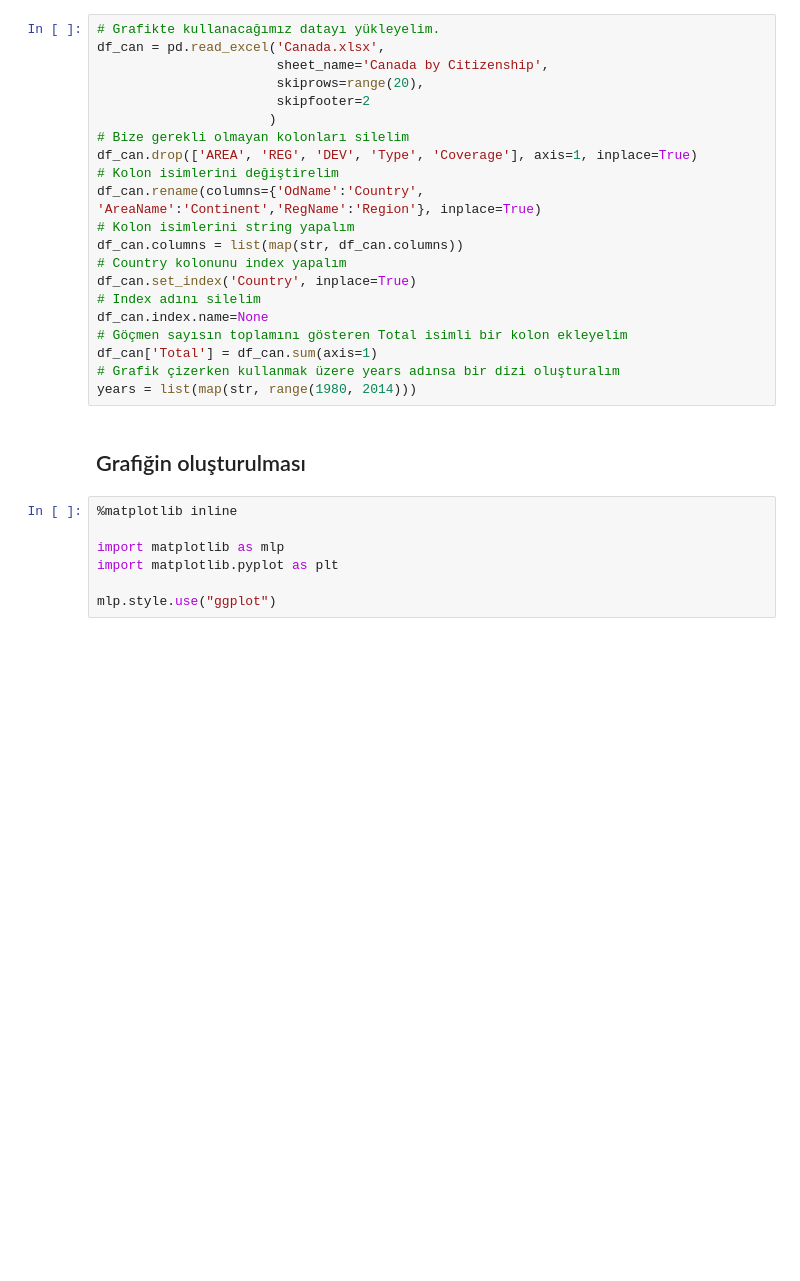
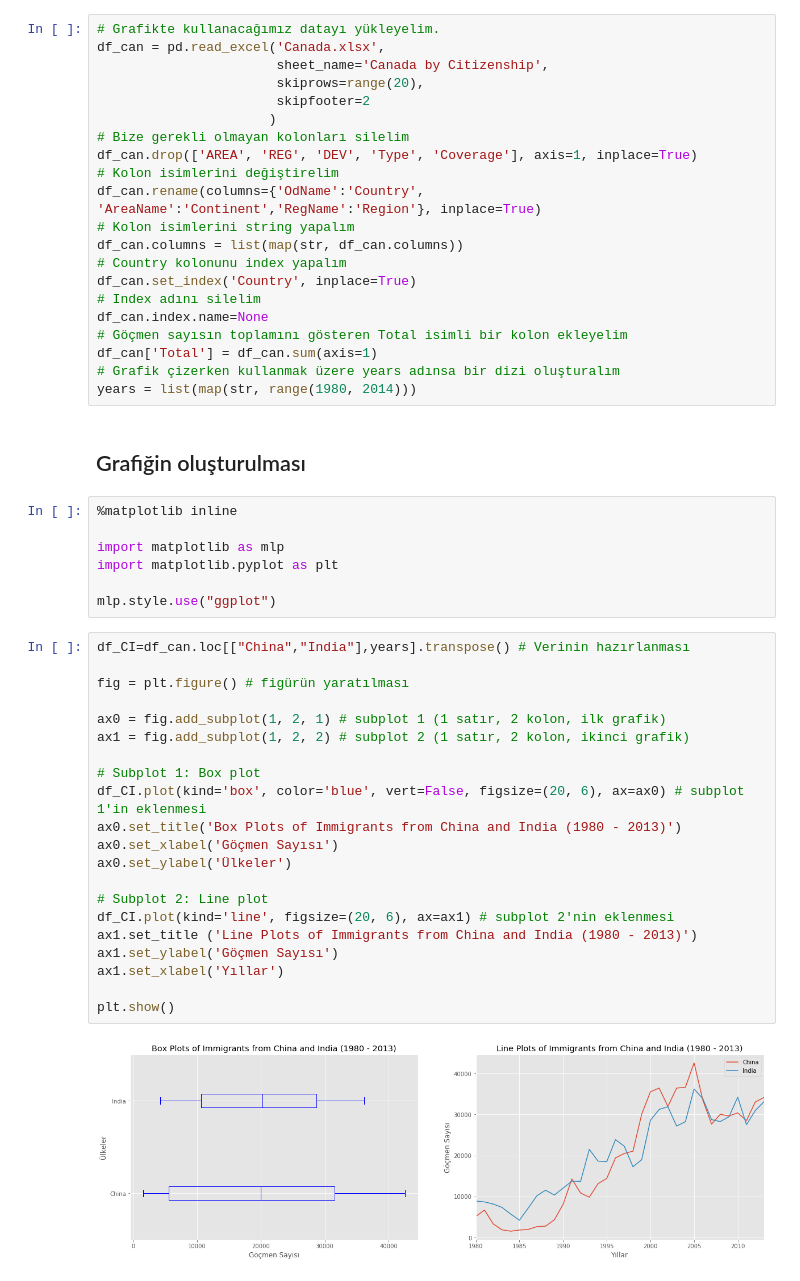
Before and after one commit to evrenarslan/Python-Egitim, a Jupyter notebook: Grafik Çizdirme/Matplotlib Subplots.ipynb, the cells around one changed output. Saved outputs shown, nothing was run; the diff lists cells and outputs as text; blank space fills up the shorter version.

```diff
--- a/Grafik Çizdirme/Matplotlib Subplots.ipynb
+++ b/Grafik Çizdirme/Matplotlib Subplots.ipynb
@@ -51,3 +53,26 @@ import matplotlib as mlp
 import matplotlib.pyplot as plt
 
 mlp.style.use("ggplot")
+# %%
+df_CI=df_can.loc[["China","India"],years].transpose() # Verinin hazırlanması
+
+fig = plt.figure() # figürün yaratılması
+
+ax0 = fig.add_subplot(1, 2, 1) # subplot 1 (1 satır, 2 kolon, ilk grafik)
+ax1 = fig.add_subplot(1, 2, 2) # subplot 2 (1 satır, 2 kolon, ikinci grafik)
+
+# Subplot 1: Box plot
+df_CI.plot(kind='box', color='blue', vert=False, figsize=(20, 6), ax=ax0) # subplot 1'in eklenmesi
+ax0.set_title('Box Plots of Immigrants from China and India (1980 - 2013)')
+ax0.set_xlabel('Göçmen Sayısı')
+ax0.set_ylabel('Ülkeler')
+
+# Subplot 2: Line plot
+df_CI.plot(kind='line', figsize=(20, 6), ax=ax1) # subplot 2'nin eklenmesi
+ax1.set_title ('Line Plots of Immigrants from China and India (1980 - 2013)')
+ax1.set_ylabel('Göçmen Sayısı')
+ax1.set_xlabel('Yıllar')
+
+plt.show()
+# %% [output]
+[figure, added]
```
Also changed, not shown: parts of 1 cell of this notebook.
